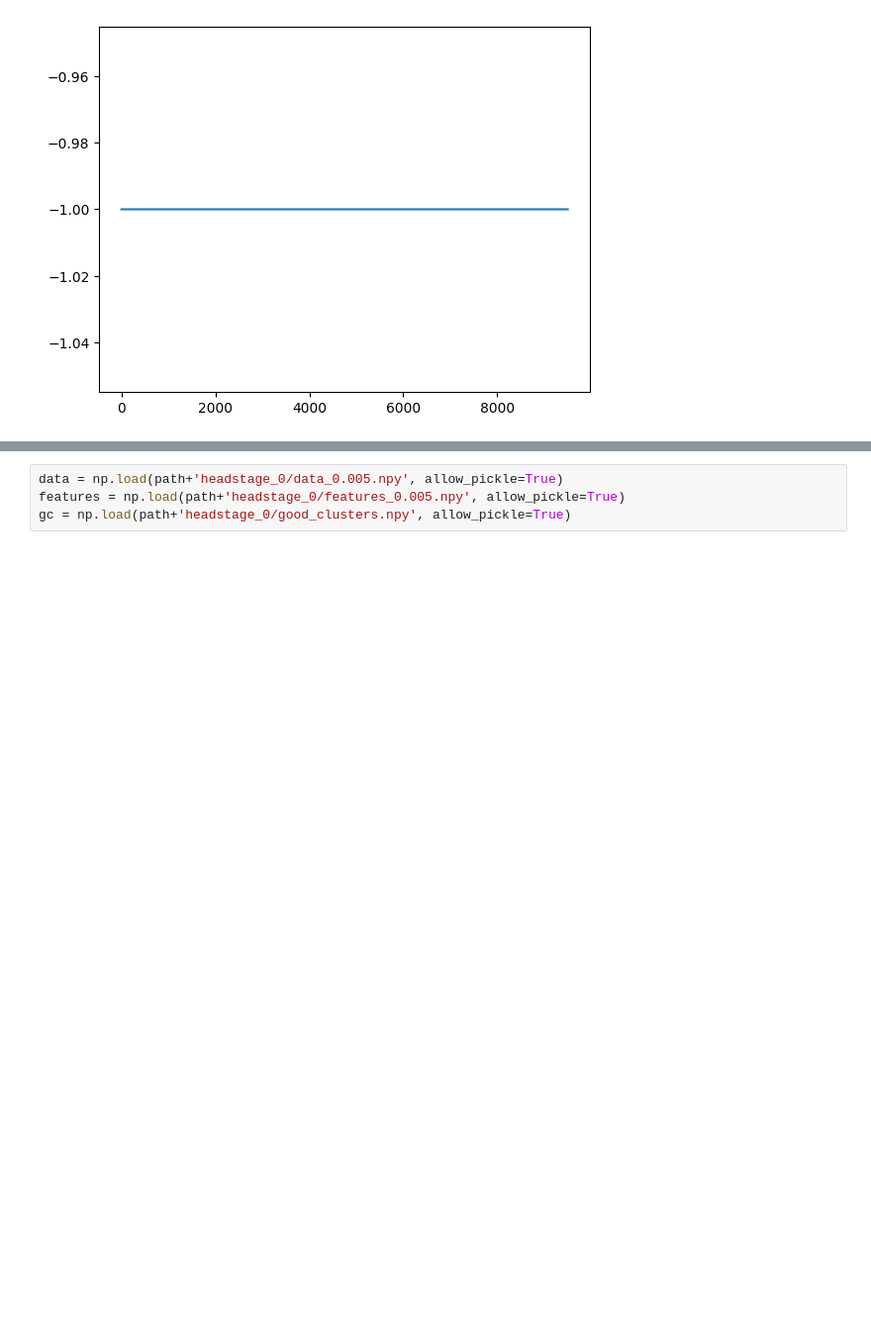
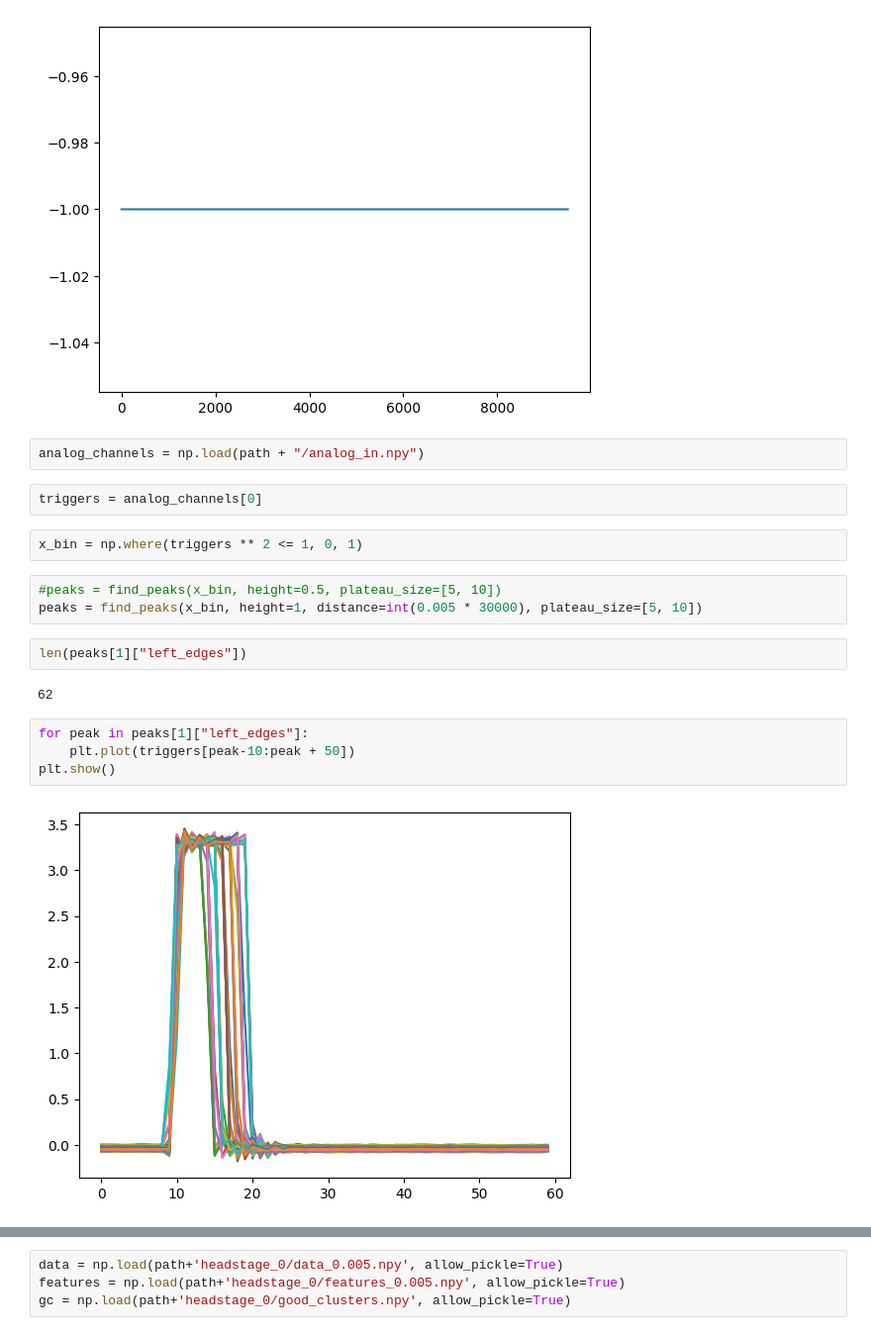
Before and after one commit to felicielevinton/analysebingobike, a Jupyter notebook: tracking_only.ipynb, the cells around one changed output, grey strips where cells are left out. Shown at 99% size. Drawn from its saved outputs; the diff is of its cells as text; blank space fills up the shorter version.

```diff
--- a/tracking_only.ipynb
+++ b/tracking_only.ipynb
@@ -26,3 +29,22 @@ plt.plot(tt['condition'])
 # %% [output]
 [<matplotlib.lines.Line2D at 0x...>]
 [figure]
+# %%
+analog_channels = np.load(path + "/analog_in.npy")
+# %%
+triggers = analog_channels[0]
+# %%
+x_bin = np.where(triggers ** 2 <= 1, 0, 1)
+# %%
+#peaks = find_peaks(x_bin, height=0.5, plateau_size=[5, 10])
+peaks = find_peaks(x_bin, height=1, distance=int(0.005 * 30000), plateau_size=[5, 10])
+# %%
+len(peaks[1]["left_edges"])
+# %% [output]
+62
+# %%
+for peak in peaks[1]["left_edges"]:
+    plt.plot(triggers[peak-10:peak + 50])
+plt.show()
+# %% [output]
+[figure, added]
```
Also changed, not shown: parts of 13 cells of this notebook, 22 other files.
